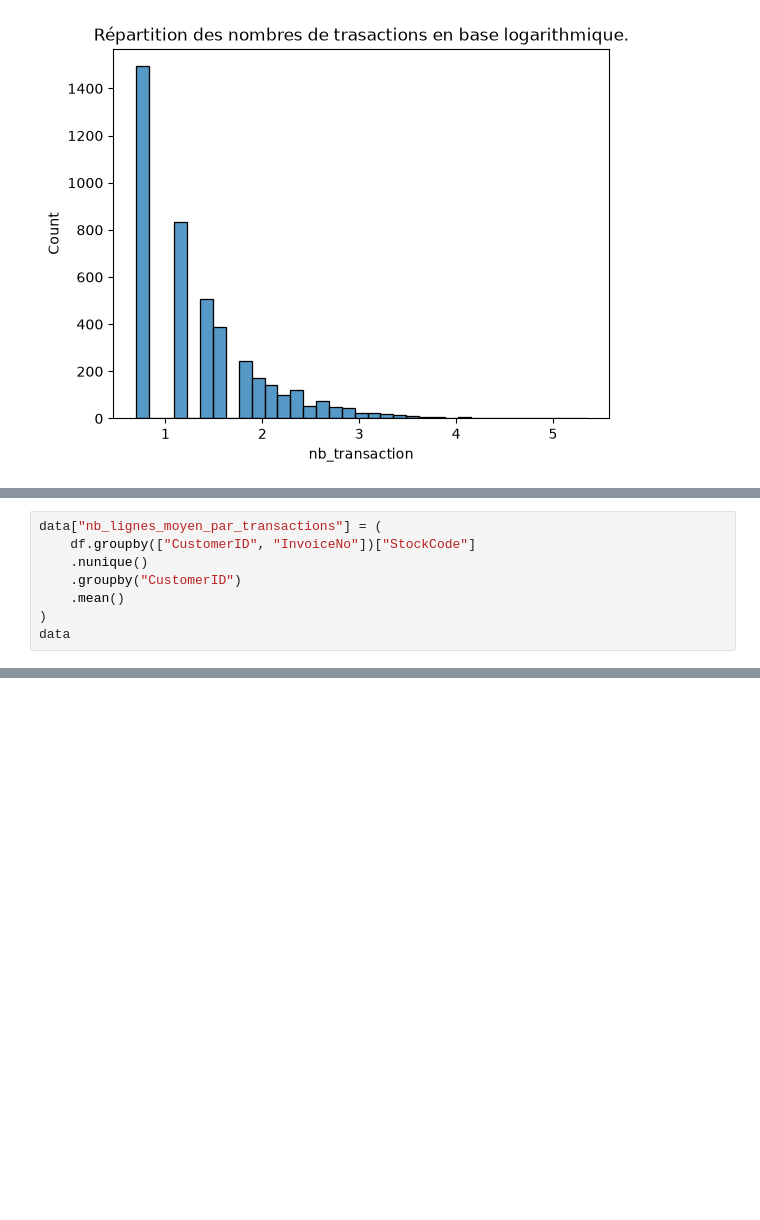
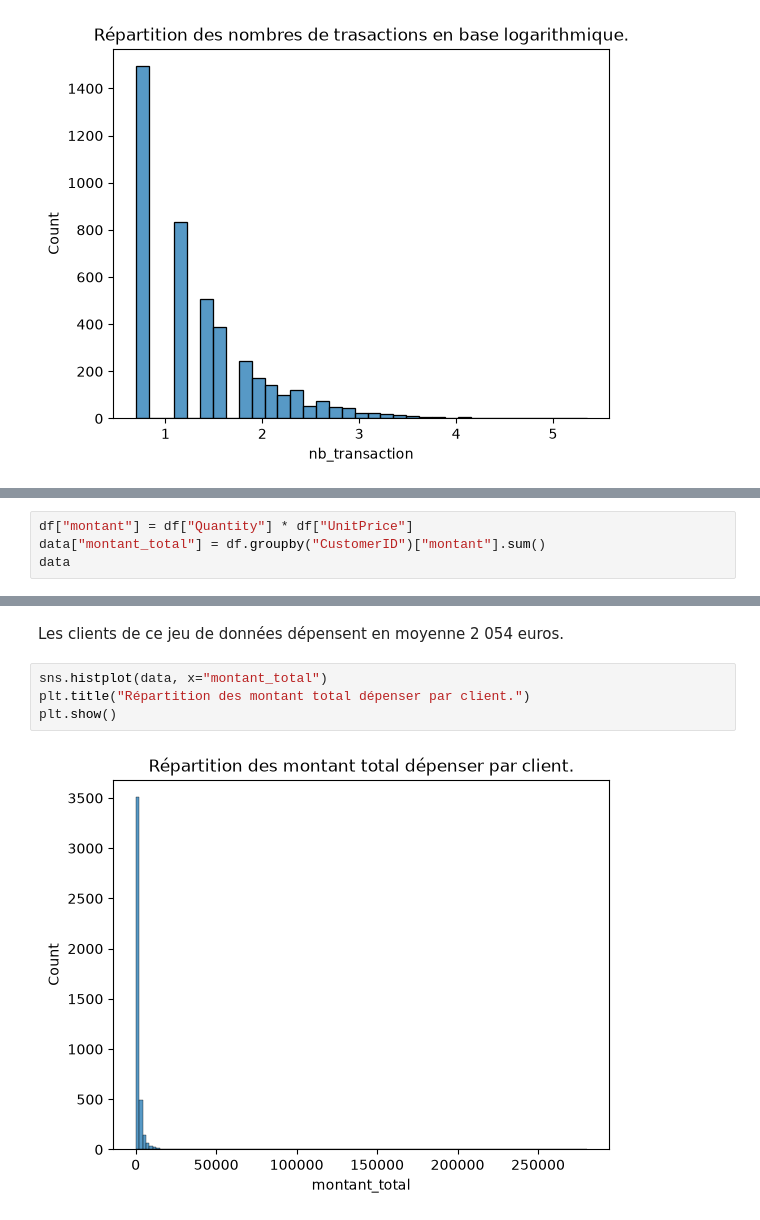
Before and after one commit to fmazur57u/Projet-Kmeans-et-spectral-clustering, a Jupyter notebook: Kmeans_spectral_clustering.ipynb, the cells around one changed output, grey strips where cells are left out. Cells and saved outputs as stored; diff of their text form; blank space fills up the shorter version.

```diff
--- a/Kmeans_spectral_clustering.ipynb
+++ b/Kmeans_spectral_clustering.ipynb
@@ -122,8 +115,0 @@ On observe que la distribution est maintenant centré. On voit que le nombre de
-# %%
-data["nb_lignes_moyen_par_transactions"] = (
-    df.groupby(["CustomerID", "InvoiceNo"])["StockCode"]
-    .nunique()
-    .groupby("CustomerID")
-    .mean()
-)
-data
@@ -162,0 +116,4 @@ On observe que cette variable suit une loi normale centré.
+# %%
+df["montant"] = df["Quantity"] * df["UnitPrice"]
+data["montant_total"] = df.groupby("CustomerID")["montant"].sum()
+data
@@ -162,0 +147,8 @@ On observe que cette variable suit une loi normale centré.
+# %% [markdown]
+Les clients de ce jeu de données dépensent en moyenne 2 054 euros.
+# %%
+sns.histplot(data, x="montant_total")
+plt.title("Répartition des montant total dépenser par client.")
+plt.show()
+# %% [output]
+[figure, added]
```
Also changed, not shown: parts of 36 cells of this notebook.
